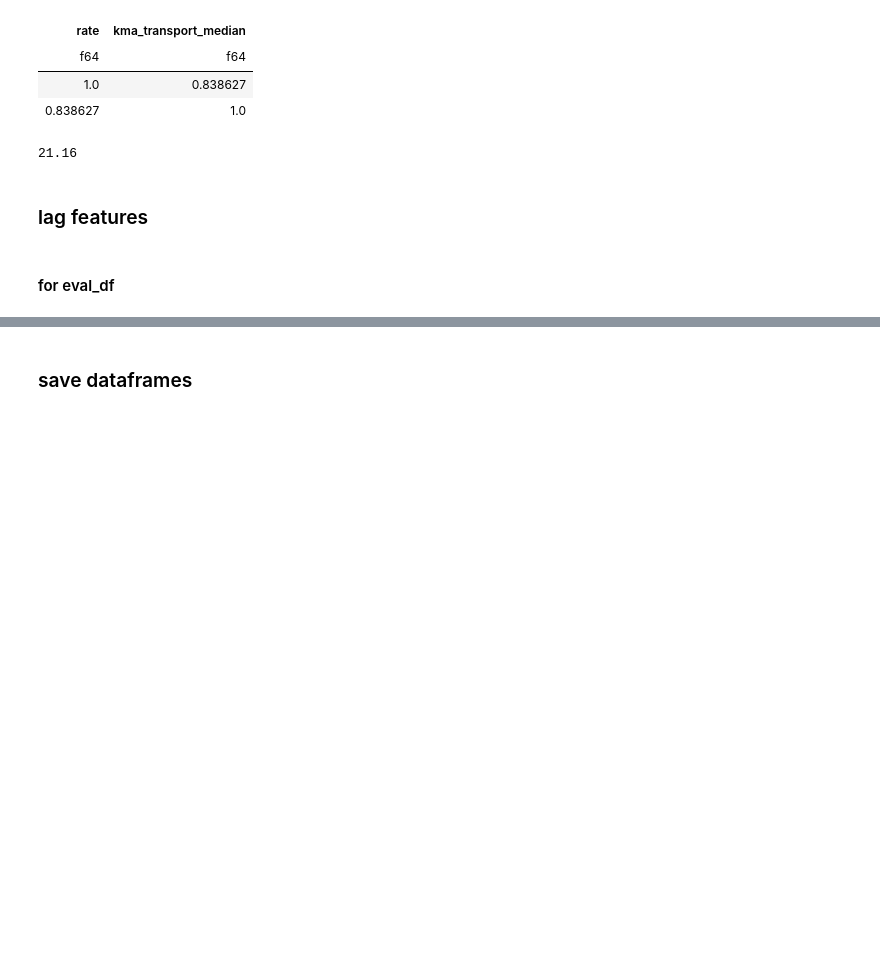
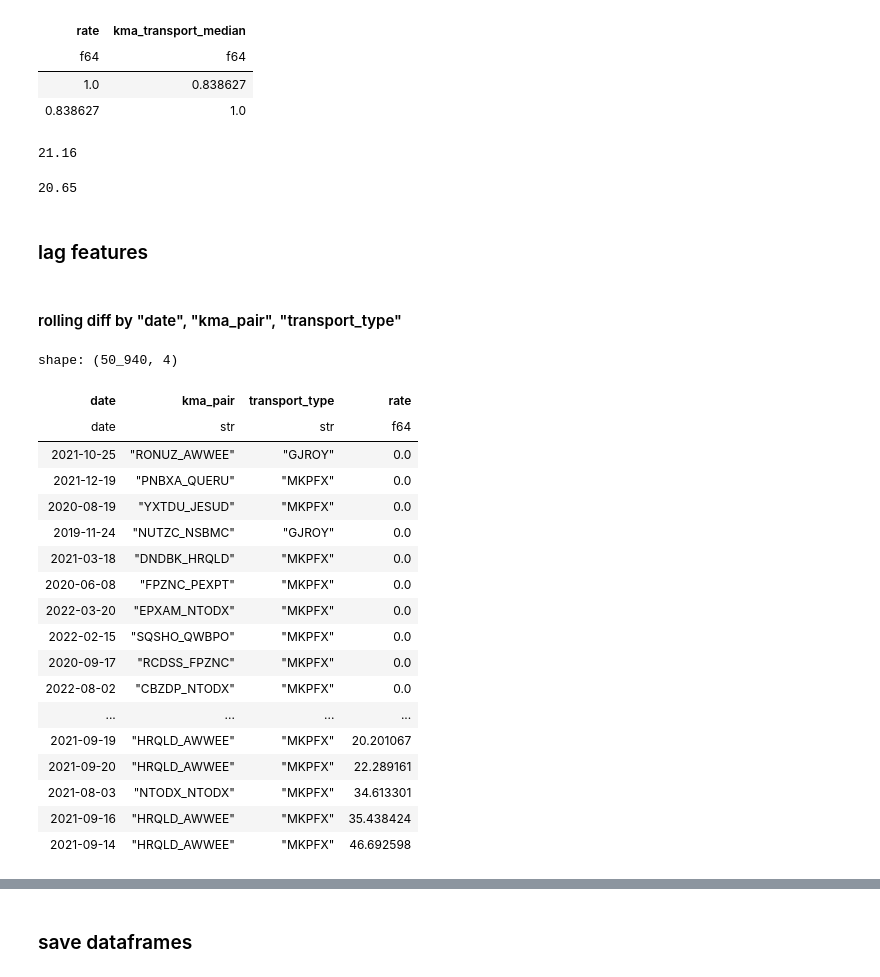
Before and after one commit to KonstantinBurkin/ml-engineer-greenscreens, a Jupyter notebook: notebooks/1_data_processing.ipynb, the cells around one changed output, grey strips where cells are left out. Saved outputs shown, nothing was run; the diff lists cells and outputs as text; code cells hidden in the pictures; blank space fills up the shorter version.

```diff
--- a/notebooks/1_data_processing.ipynb
+++ b/notebooks/1_data_processing.ipynb
@@ -216,5 +233,10 @@ shape: (5, 3)
+# %%
+kma_track_median = train_df.group_by("kma_track").agg(
+    c("valid_miles").median().alias("kma_track_miles_median"),
+    c("rate").median().alias("kma_track_rate_median"),
+)
 # %%
-def add_kma_transport_median(df: pl.DataFrame) -> pl.DataFrame:
+def add_kma_median(df: pl.DataFrame) -> pl.DataFrame:
     df = df.join(
         kma_transport_median,
         on=["kma_pair", "transport_type"],
@@ -222,5 +244,13 @@ def add_kma_transport_median(df: pl.DataFrame) -> pl.DataFrame:
     ).with_columns(
         c("kma_transport_median").fill_null(0),
     )
+    df = df.join(
+        kma_track_median,
+        on=["kma_track"],
+        how="left",
+    ).with_columns(
+        c("kma_track_miles_median").fill_null(0),
+        c("kma_track_rate_median").fill_null(0),
+    )
     return df
 # %%
@@ -251,7 +281,11 @@ shape: (2, 2)
 mape_f(validation["rate"], validation["kma_transport_median"])
 # %% [output]
 21.16
+# %%
+mape_f(validation["rate"], validation["kma_track_rate_median"])
+# %% [output]
+20.65
 # %% [markdown]
 ### lag features
-# %% [markdown]
-#### for eval_df
+# %% [markdown]
+#### rolling diff by "date", "kma_pair", "transport_type"
@@ -257,0 +299,30 @@ mape_f(validation["rate"], validation["kma_transport_median"])
+# %%
+(
+    train_df.group_by("date", "kma_pair", "transport_type")
+    .agg(
+        c("rate").std(),
+    )
+    .drop_nulls()
+    .sort("rate")
+    # .describe([0.9, 0.99])
+)
+# %% [output]
+shape: (50_940, 4)
+| date | kma_pair | transport_type | rate |
+| date | str | str | f64 |
+| 2021-10-25 | "RONUZ_AWWEE" | "GJROY" | 0.0 |
+| 2021-12-19 | "PNBXA_QUERU" | "MKPFX" | 0.0 |
+| 2020-08-19 | "YXTDU_JESUD" | "MKPFX" | 0.0 |
+| 2019-11-24 | "NUTZC_NSBMC" | "GJROY" | 0.0 |
+| 2021-03-18 | "DNDBK_HRQLD" | "MKPFX" | 0.0 |
+| 2020-06-08 | "FPZNC_PEXPT" | "MKPFX" | 0.0 |
+| 2022-03-20 | "EPXAM_NTODX" | "MKPFX" | 0.0 |
+| 2022-02-15 | "SQSHO_QWBPO" | "MKPFX" | 0.0 |
+| 2020-09-17 | "RCDSS_FPZNC" | "MKPFX" | 0.0 |
+| 2022-08-02 | "CBZDP_NTODX" | "MKPFX" | 0.0 |
+| ... | ... | ... | ... |
+| 2021-09-19 | "HRQLD_AWWEE" | "MKPFX" | 20.201067 |
+| 2021-09-20 | "HRQLD_AWWEE" | "MKPFX" | 22.289161 |
+| 2021-08-03 | "NTODX_NTODX" | "MKPFX" | 34.613301 |
+| 2021-09-16 | "HRQLD_AWWEE" | "MKPFX" | 35.438424 |
+| 2021-09-14 | "HRQLD_AWWEE" | "MKPFX" | 46.692598 |
```
Also changed, not shown: parts of 23 cells of this notebook.
